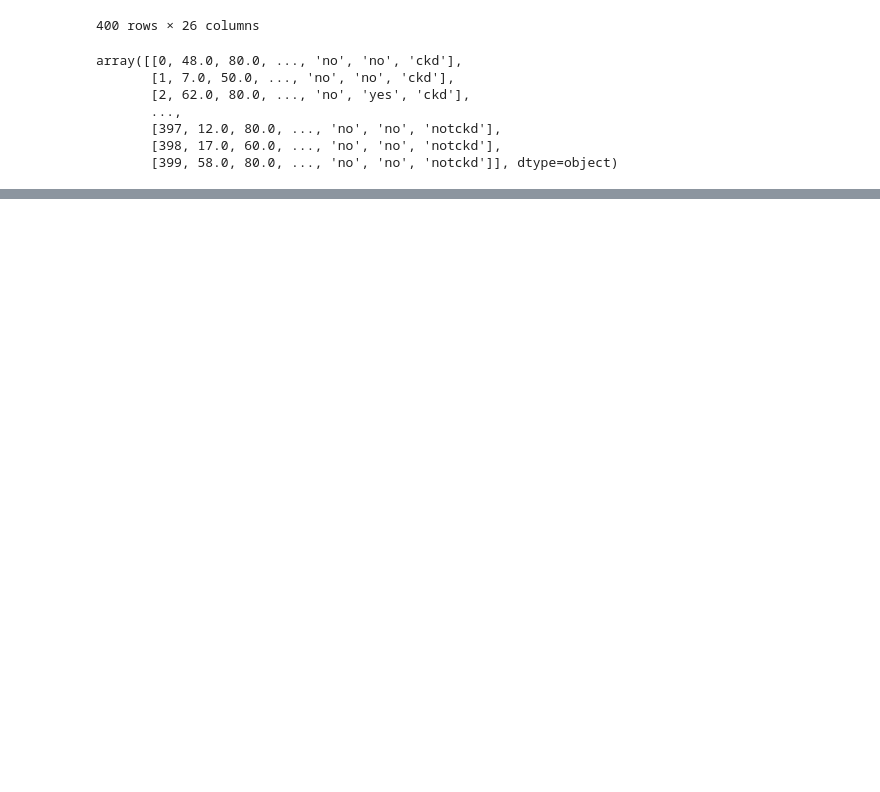
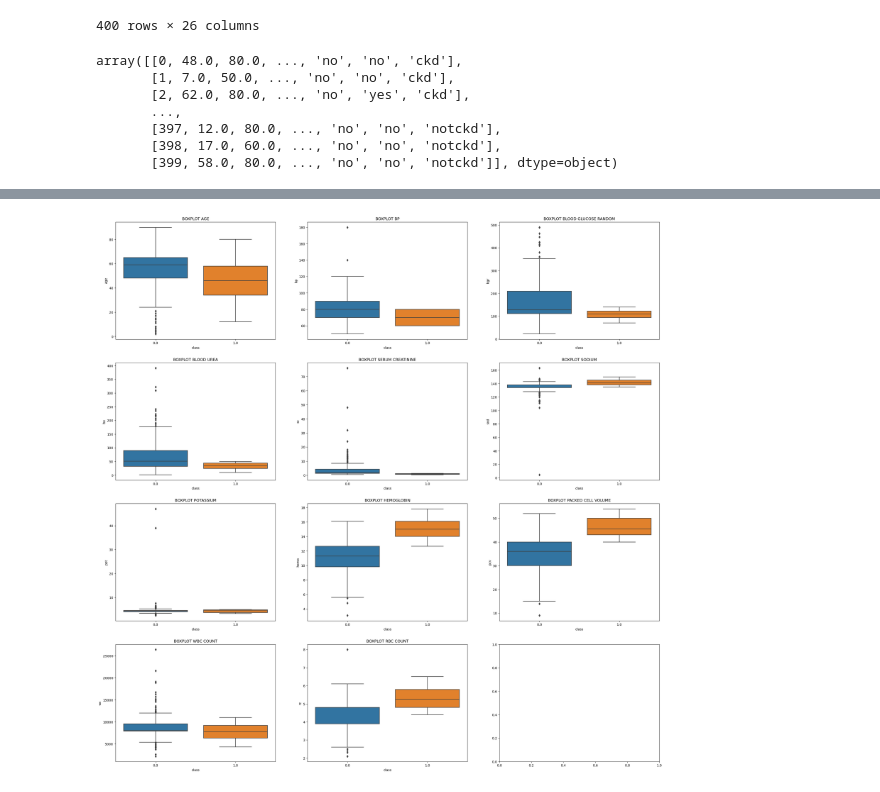
Before and after one commit to praveen3225/ML_PROJECT_CKD-Prediction, a Jupyter notebook: MINI PROJECT/CKD_Pred.ipynb, the cells around one changed output, grey strips where cells are left out. Saved outputs shown, nothing was run; the diff lists cells and outputs as text; code cells hidden in the pictures; blank space fills up the shorter version.

```diff
--- a/MINI PROJECT/CKD_Pred.ipynb
+++ b/MINI PROJECT/CKD_Pred.ipynb
@@ -44,0 +113,17 @@ array([[0, 48.0, 80.0, ..., 'no', 'no', 'ckd'],
+# %%
+dataset[['htn','dm','cad','pe','ane']] = dataset[['htn','dm','cad','pe','ane']].replace(to_replace={'yes':1,'no':0})
+dataset[['rbc','pc']] = dataset[['rbc','pc']].replace(to_replace={'abnormal':1,'normal':0})
+dataset[['pcc','ba']] = dataset[['pcc','ba']].replace(to_replace={'present':1,'notpresent':0})
+dataset[['appet']] = dataset[['appet']].replace(to_replace={'good':1,'poor':0,'no':np.nan})
+dataset['classification'] = dataset['classification'].replace(to_replace={'ckd':0.0,'ckd\t':0.0,'notckd':1.0,'no':1.0})
+dataset.rename(columns={'classification':'class'},inplace=True)
+# %%
+dataset['pe'] = dataset['pe'].replace(to_replace='good',value=0) # Not having pedal edema is good
+dataset['appet'] = dataset['appet'].replace(to_replace='no',value=0)
+dataset['cad'] = dataset['cad'].replace(to_replace='\tno',value=0)
+dataset['dm'] = dataset['dm'].replace(to_replace={'\tno':0,'\tyes':1,' yes':1, '':np.nan})
+dataset.drop('id',axis=1,inplace=True)
+# %%
+dataset['pcv'] = pd.to_numeric(dataset['pcv'], errors='coerce')
+dataset['wc'] = pd.to_numeric(dataset['wc'], errors='coerce')
+dataset['rc'] = pd.to_numeric(dataset['rc'], errors='coerce')
@@ -44,0 +166,2 @@ array([[0, 48.0, 80.0, ..., 'no', 'no', 'ckd'],
+# %%
+dataset = dataset.fillna(dataset.median())
@@ -44,0 +204,48 @@ array([[0, 48.0, 80.0, ..., 'no', 'no', 'ckd'],
+# %%
+figu,axes=mtp.subplots(4,3,figsize=(30,30))
+
+sns.boxplot(data=dataset, x="class", y="age",ax=axes[0][0])
+axes[0,0].title.set_text("BOXPLOT AGE")
+
+sns.boxplot(data=dataset, x="class", y="bp",ax=axes[0][1])
+axes[0,1].title.set_text("BOXPLOT BP")
+
+"""
+sns.boxplot(data=dataset, x="class", y="sg",ax=axes[0][2])
+axes[0,2].title.set_text("BOXPLOT SPECIFIC GRAVITY")
+
+sns.boxplot(data=dataset, x="class", y="al",ax=axes[0][3])
+axes[0,3].title.set_text("BOXPLOT ALBUMIN")
+"""
+
+sns.boxplot(data=dataset, x="class", y="bgr",ax=axes[0][2])
+axes[0,2].title.set_text("BOXPLOT BLOOD GLUCOSE RANDOM")
+
+sns.boxplot(data=dataset, x="class", y="bu",ax=axes[1][0])
+axes[1,0].title.set_text("BOXPLOT BLOOD UREA")
+
+sns.boxplot(data=dataset, x="class", y="sc",ax=axes[1][1])
+axes[1,1].title.set_text("BOXPLOT SERUM CREATININE")
+
+sns.boxplot(data=dataset, x="class", y="sod",ax=axes[1][2])
+axes[1,2].title.set_text("BOXPLOT SODIUM")
+
+sns.boxplot(data=dataset, x="class", y="pot",ax=axes[2][0])
+axes[2,0].title.set_text("BOXPLOT POTASSIUM")
+
+sns.boxplot(data=dataset, x="class", y="hemo",ax=axes[2][1])
+axes[2,1].title.set_text("BOXPLOT HEMOGLOBIN")
+
+sns.boxplot(data=dataset, x="class", y="pcv",ax=axes[2][2])
+axes[2,2].title.set_text("BOXPLOT PACKED CELL VOLUME")
+
+sns.boxplot(data=dataset, x="class", y="wc",ax=axes[3][0])
+axes[3,0].title.set_text("BOXPLOT WBC COUNT")
+
+sns.boxplot(data=dataset, x="class", y="rc",ax=axes[3][1])
+axes[3,1].title.set_text("BOXPLOT RBC COUNT")
+
+
+mtp.show()
+# %% [output]
+[figure, added]
```
Also changed, not shown: parts of 12 cells of this notebook.
